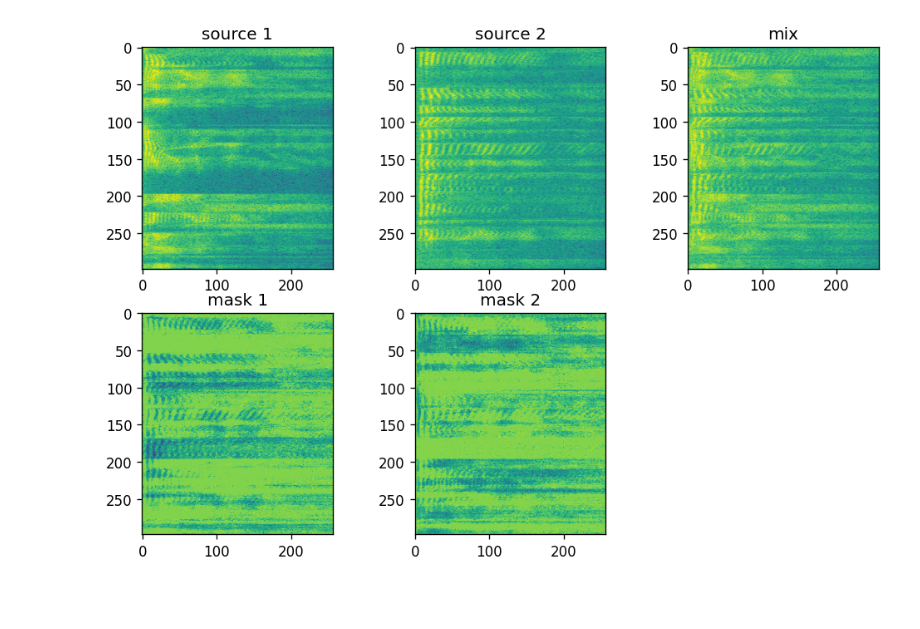
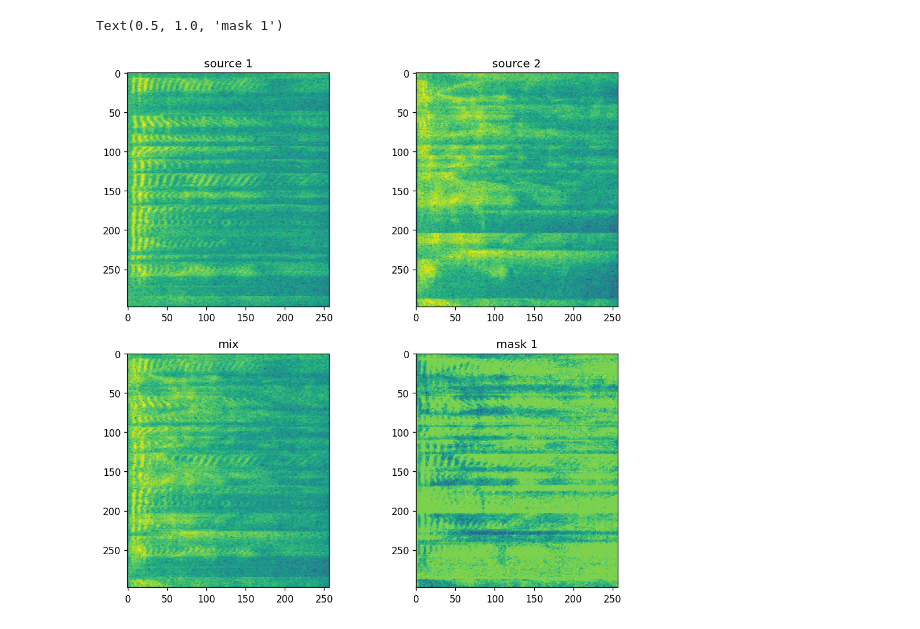
Before and after one commit to danjacobellis/speech-separation, a Jupyter notebook: view_data.ipynb, the cells around one changed output. Drawn from its saved outputs; the diff is of its cells as text; code cells hidden in the pictures; blank space fills up the shorter version.

```diff
--- a/view_data.ipynb
+++ b/view_data.ipynb
@@ -2,7 +2,7 @@
 import numpy as np
 import matplotlib.pyplot as plt
 # %%
-filename = 'data/test_1_2.npy'
+filename = 'data/test_2_3.npy'
 x = np.load(filename,allow_pickle=True).item()
 x.keys()
 # %% [output]
@@ -10,24 +32,21 @@ dict_keys(['train', 'test', 'ind', 'stft', 'mix', 'mask'])
 # %%
 plt.figure(figsize=(10,10),dpi=120)
 
-plt.subplot(3,3,1)
+plt.subplot(2,2,1)
 plt.imshow(np.log10(np.abs(x['stft'][0][:,:,0])))
 plt.title('source 1')
 
-plt.subplot(3,3,2)
+plt.subplot(2,2,2)
 plt.imshow(np.log10(np.abs(x['stft'][1][:,:,0])))
 plt.title('source 2')
 
-plt.subplot(3,3,3)
+plt.subplot(2,2,3)
 plt.imshow(np.log10(np.abs(x['mix'][:,:,0])))
 plt.title('mix')
 
-plt.subplot(3,3,4)
+plt.subplot(2,2,4)
 plt.imshow(np.log10(np.abs(x['mask'][0][:,:,0])))
 plt.title('mask 1')
-
-plt.subplot(3,3,5)
-plt.imshow(np.log10(np.abs(x['mask'][1][:,:,0])))
-plt.title('mask 2');
 # %% [output]
+Text(0.5, 1.0, 'mask 1')
-[figure, old version]
+[figure, new version]
```
Also changed, not shown: parts of 2 cells of this notebook, 10 other files.
